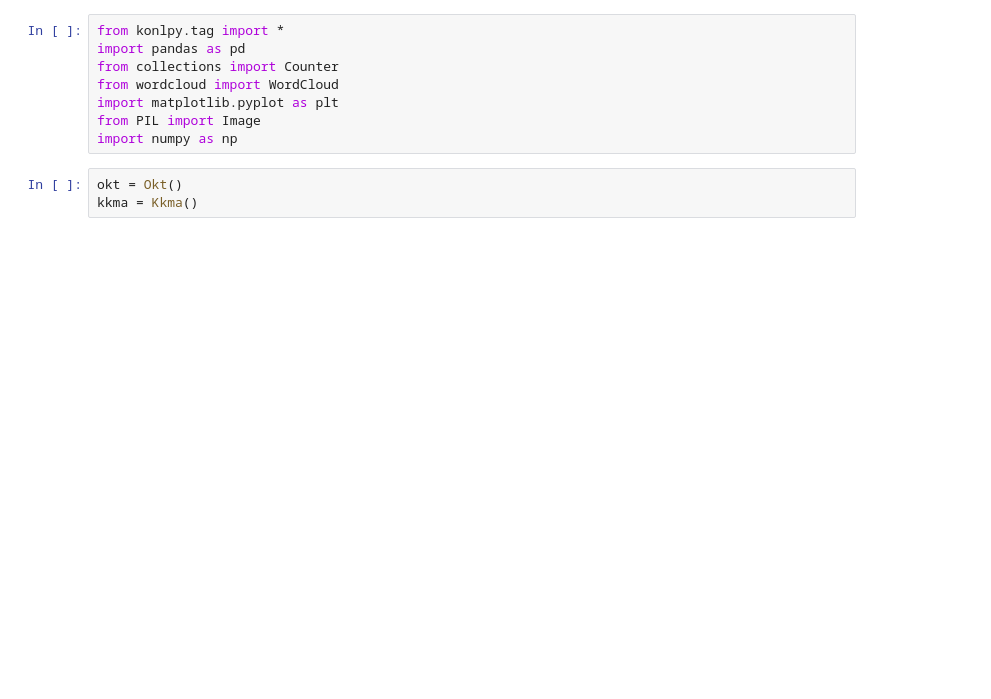
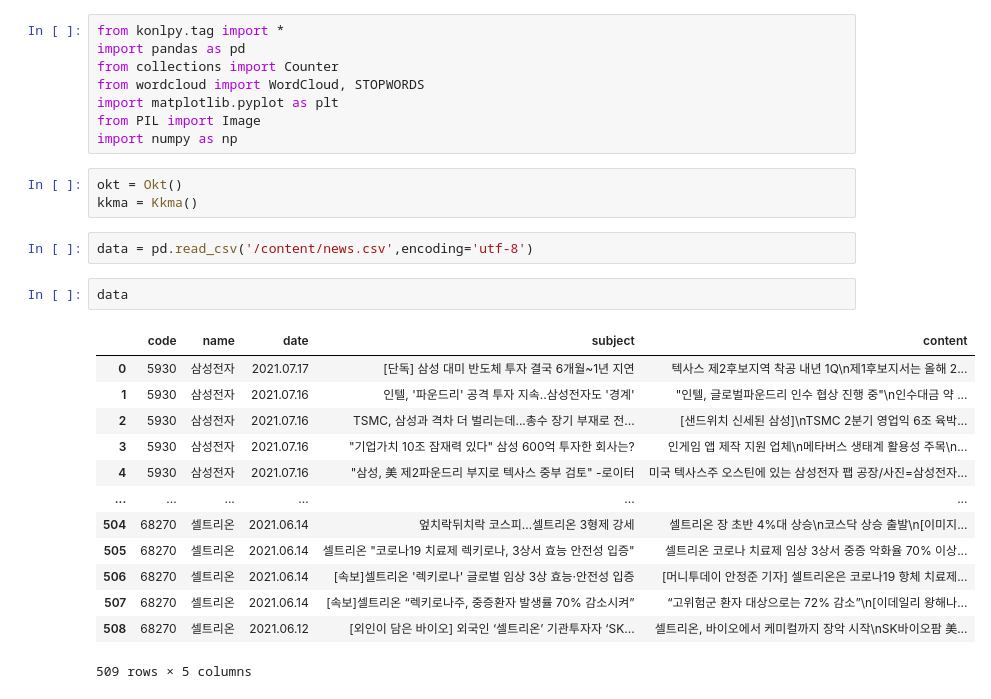
Before and after one commit to johnny9210/Stock, a Jupyter notebook: Stock_nlp.ipynb, the cells around one changed output. Saved outputs shown, nothing was run; the diff lists cells and outputs as text; blank space fills up the shorter version.

```diff
--- a/Stock_nlp.ipynb
+++ b/Stock_nlp.ipynb
@@ -24,13 +24,31 @@ Successfully installed JPype1-1.3.0 beautifulsoup4-4.6.0 colorama-0.4.4 konlpy-0
 from konlpy.tag import *
 import pandas as pd
 from collections import Counter
-from wordcloud import WordCloud
+from wordcloud import WordCloud, STOPWORDS
 import matplotlib.pyplot as plt
 from PIL import Image
 import numpy as np
 # %%
 okt = Okt()
 kkma = Kkma()
+# %%
+data = pd.read_csv('/content/news.csv',encoding='utf-8')
+# %%
+data
+# %% [output]
+|  | code | name | date | subject | content |
+| 0 | 5930 | 삼성전자 | 2021.07.17 | [단독] 삼성 대미 반도체 투자 결국 6개월~1년 지연 | 텍사스 제2후보지역 착공 내년 1Q\n제1후보지서는 올해 2... |
+| 1 | 5930 | 삼성전자 | 2021.07.16 | 인텔, '파운드리' 공격 투자 지속..삼성전자도 '경계' | "인텔, 글로벌파운드리 인수 협상 진행 중"\n인수대금 약 ... |
+| 2 | 5930 | 삼성전자 | 2021.07.16 | TSMC, 삼성과 격차 더 벌리는데...총수 장기 부재로 전... | [샌드위치 신세된 삼성]\nTSMC 2분기 영업익 6조 육박... |
+| 3 | 5930 | 삼성전자 | 2021.07.16 | "기업가치 10조 잠재력 있다" 삼성 600억 투자한 회사는? | 인게임 앱 제작 지원 업체\n메타버스 생태계 활용성 주목\n... |
+| 4 | 5930 | 삼성전자 | 2021.07.16 | "삼성, 美 제2파운드리 부지로 텍사스 중부 검토" -로이터 | 미국 텍사스주 오스틴에 있는 삼성전자 팹 공장/사진=삼성전자... |
+| ... | ... | ... | ... | ... | ... |
+| 504 | 68270 | 셀트리온 | 2021.06.14 | 엎치락뒤치락 코스피…셀트리온 3형제 강세 | 셀트리온 장 초반 4%대 상승\n코스닥 상승 출발\n[이미지... |
+| 505 | 68270 | 셀트리온 | 2021.06.14 | 셀트리온 "코로나19 치료제 렉키로나, 3상서 효능 안전성 입증" | 셀트리온 코로나 치료제 임상 3상서 중증 악화율 70% 이상... |
+| 506 | 68270 | 셀트리온 | 2021.06.14 | [속보]셀트리온 '렉키로나' 글로벌 임상 3상 효능·안전성 입증 | [머니투데이 안정준 기자] 셀트리온은 코로나19 항체 치료제... |
+| 507 | 68270 | 셀트리온 | 2021.06.14 | [속보]셀트리온 “렉키로나주, 중증환자 발생률 70% 감소시켜” | “고위험군 환자 대상으로는 72% 감소”\n[이데일리 왕해나... |
+| 508 | 68270 | 셀트리온 | 2021.06.12 | [외인이 담은 바이오] 외국인 ‘셀트리온’ 기관투자자 ‘SK... | 셀트리온, 바이오에서 케미컬까지 장악 시작\nSK바이오팜 美... |
+509 rows × 5 columns
 # %%
 def word_cloud(name,date):
   data = pd.read_csv('/content/news.csv',encoding='utf-8')
```
Also changed, not shown: parts of 3 cells of this notebook.
